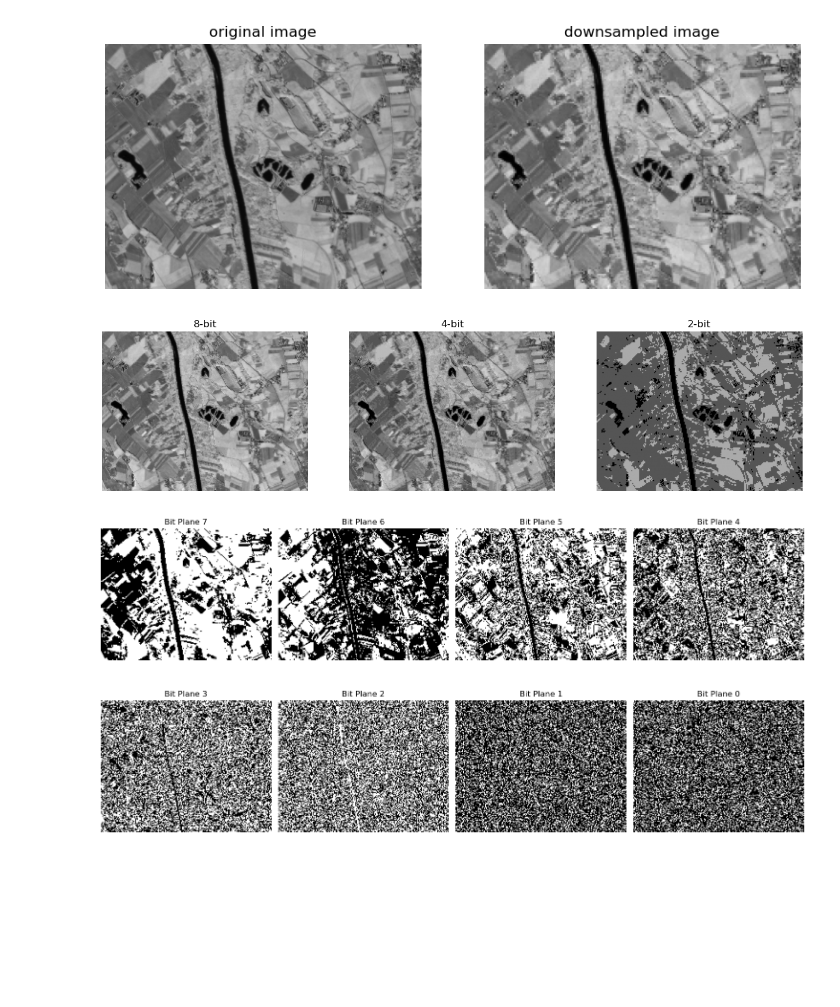
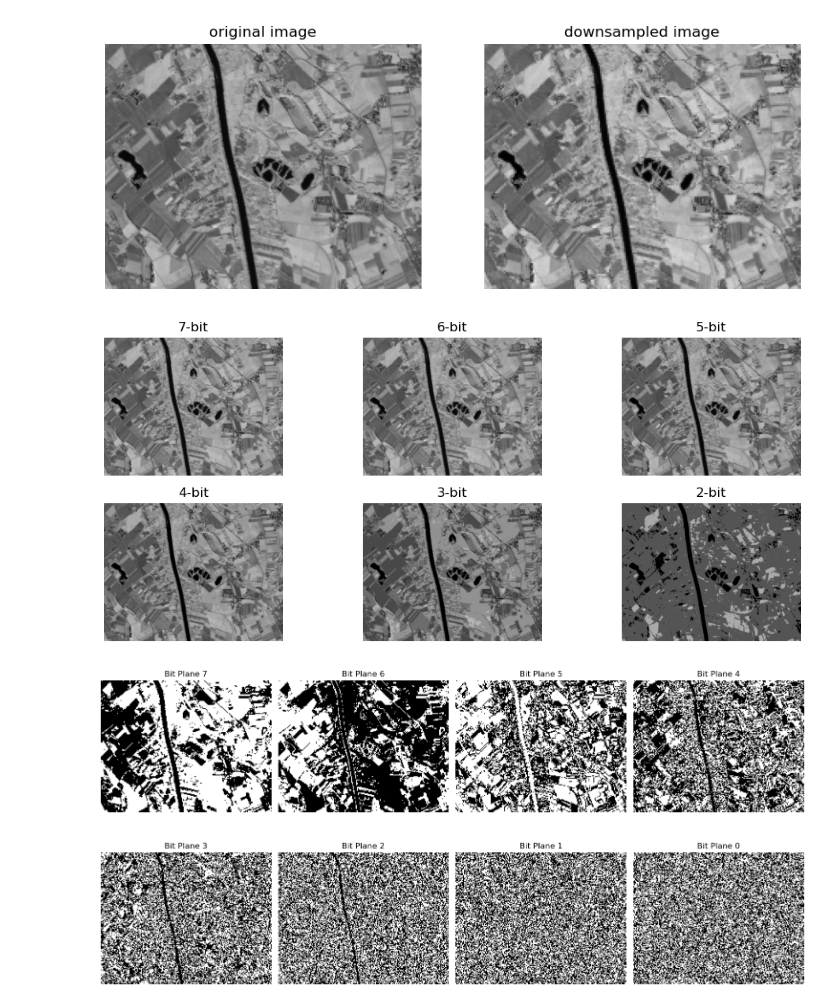
Before and after one commit to Ethel-Ogallo/UBS_ERSIP, a Jupyter notebook: Labs/lab1.ipynb, the cells around one changed output. Drawn from its saved outputs; the diff is of its cells as text; code cells hidden in the pictures; blank space fills up the shorter version.

```diff
--- a/Labs/lab1.ipynb
+++ b/Labs/lab1.ipynb
@@ -65,36 +62,51 @@ Data type: uint8
 [figure]
 # %%
 # Reduce Radiometric Resolution
-# Normalize/rescale
-src_8bit = ((src2 - src2.min()) / (src2.max() - src2.min()) * 255).astype(np.uint8) # 8-bit (0-255)
-src_4bit = ((src2 - src2.min()) / (src2.max() - src2.min()) * 15).astype(np.uint8) # 4-bit (0-15)
-src_2bit = ((src2 - src2.min()) / (src2.max() - src2.min()) * 3).astype(np.uint8) # 2-bit (0-3)
+# Normalize/rescale and multiply by maximum value for n-bit (max_val = 2**n_bit - 1 )
+src_7bit = ((array - array.min()) / (array.max() - array.min()) * 127).astype(np.uint8)
+src_6bit = ((array - array.min()) / (array.max() - array.min()) * 63).astype(np.uint8)
+src_5bit = ((array - array.min()) / (array.max() - array.min()) * 31).astype(np.uint8)
+src_4bit = ((array - array.min()) / (array.max() - array.min()) * 15).astype(np.uint8) # 4-bit (0-15)
+src_3bit = ((array - array.min()) / (array.max() - array.min()) * 7).astype(np.uint8)
+src_2bit = ((array - array.min()) / (array.max() - array.min()) * 3).astype(np.uint8) # 2-bit (0-3)
 
-# print("Data type:", src_8bit.dtype)
 
 # Display radiometric reduced image
-fig, axes = plt.subplots(1, 3, figsize=(15, 5))
+fig, axes = plt.subplots(2, 3, figsize=(12, 5))
+axes = axes.flatten()
 
-axes[0].imshow(src_8bit, cmap='gray')
-axes[0].set_title("8-bit")
+axes[0].imshow(src_7bit, cmap='gray')
+axes[0].set_title("7-bit")
 axes[0].axis("off")
 
-axes[1].imshow(src_4bit, cmap='gray')
-axes[1].set_title("4-bit")
+axes[1].imshow(src_6bit, cmap='gray')
+axes[1].set_title("6-bit")
 axes[1].axis("off")
 
-axes[2].imshow(src_2bit, cmap='gray')
-axes[2].set_title("2-bit")
+axes[2].imshow(src_5bit, cmap='gray')
+axes[2].set_title("5-bit")
 axes[2].axis("off")
 
+axes[3].imshow(src_4bit, cmap='gray')
+axes[3].set_title("4-bit")
+axes[3].axis("off")
+
+axes[4].imshow(src_3bit, cmap='gray')
+axes[4].set_title("3-bit")
+axes[4].axis("off")
+
+axes[5].imshow(src_2bit, cmap='gray')
+axes[5].set_title("2-bit")
+axes[5].axis("off")
+
 plt.show()
 # %% [output]
-[figure, old version]
+[figure, new version]
 # %%
 # Bit plane slicing
 # Extract each bit plane (using the 8bit image)
 # >> i bitwise right shift by i positions; bitwise & 1 isolates the least signinficant bit (LSB) after the shift.
-bit_planes = [(src_8bit >> i) & 1 for i in range(8)]
+bit_planes = [(src2 >> i) & 1 for i in range(8)]
 
 # Display bit planes
 fig, axes = plt.subplots(2, 4, figsize=(15, 8))
@@ -108,4 +120,4 @@ for i, ax in enumerate(axes.flatten()):
 plt.tight_layout()
 plt.show()
 # %% [output]
-[figure, old version]
+[figure, new version]
```
Also changed, not shown: parts of 4 cells of this notebook.
